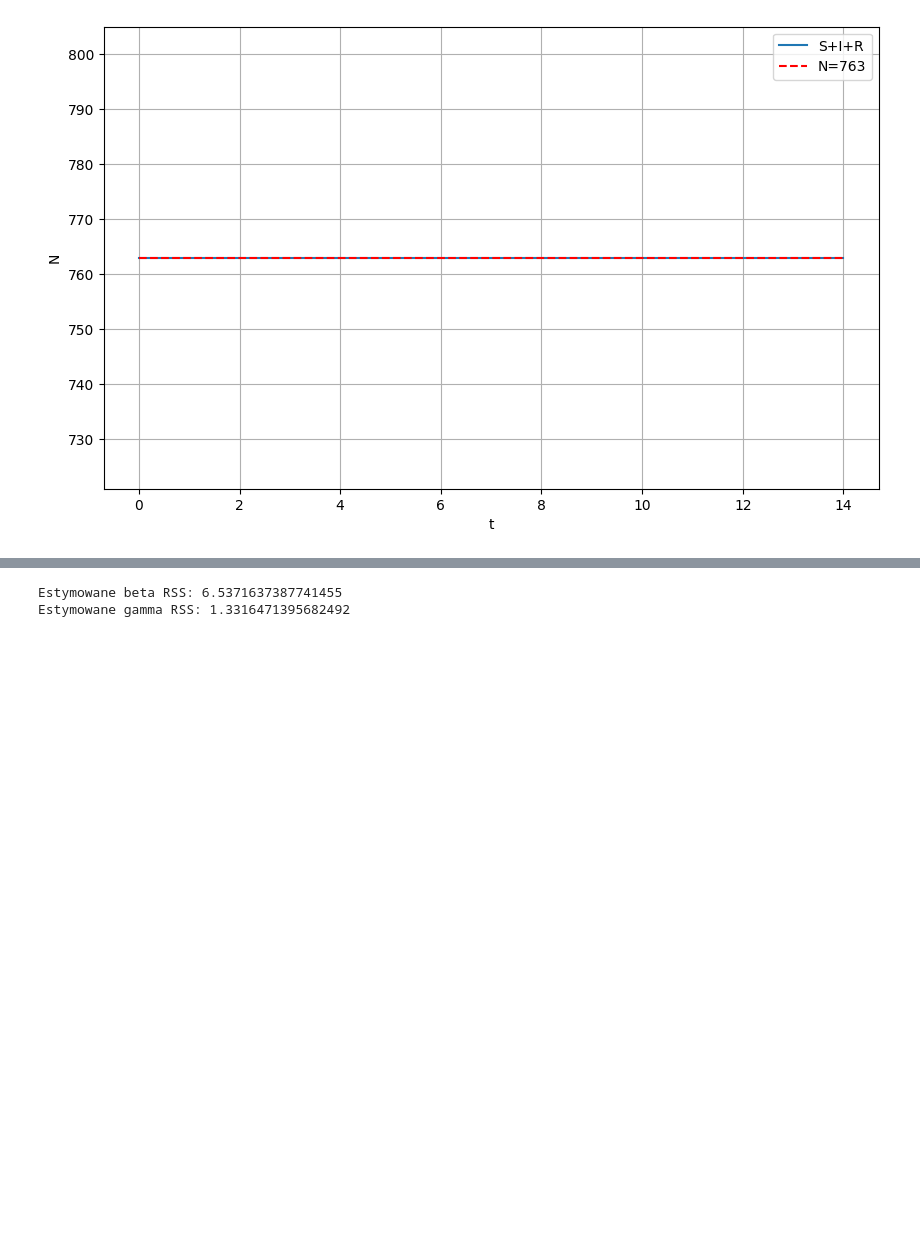
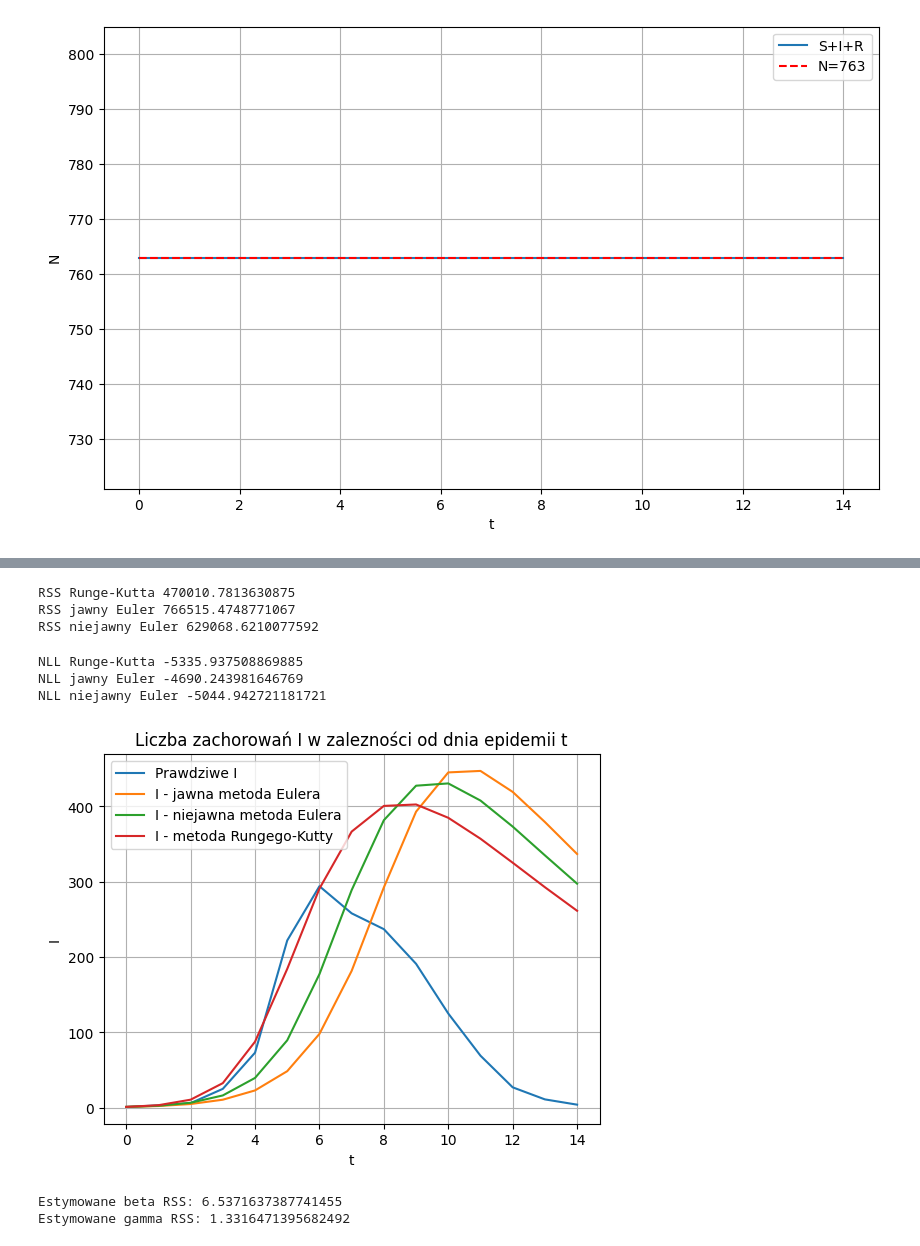
Before and after one commit to domino644/mownit, a Jupyter notebook: lab9/zad3/zad3.ipynb, the cells around one changed output, grey strips where cells are left out. Cells and saved outputs as stored; diff of their text form; code cells hidden in the pictures; blank space fills up the shorter version.

```diff
--- a/lab9/zad3/zad3.ipynb
+++ b/lab9/zad3/zad3.ipynb
@@ -199,0 +202,4 @@ I_true = np.array([1,  3,  6,  25,  73,  222,  294,  258,  237,  191,  125,  69,
+# %%
+I_explicit_euler_integer = I_explicit_euler[::5]
+I_implicit_euler_integer = I_implicit_euler[::5]
+I_RG_integer = I_RG[::5]
@@ -200,3 +225,38 @@ I_true = np.array([1,  3,  6,  25,  73,  222,  294,  258,  237,  191,  125,  69,
+# %%
+RSS_explicit = np.sum(np.square(I_explicit_euler_integer - I_true))
+RSS_implicit = np.sum(np.square(I_implicit_euler_integer - I_true))
+RSS_RG = np.sum(np.square(I_RG_integer - I_true))
+print(f"RSS Runge-Kutta {RSS_RG}")
+print(f"RSS jawny Euler {RSS_explicit}")
+print(f"RSS niejawny Euler {RSS_implicit}")
+# %% [output]
+RSS Runge-Kutta 470010.7813630875
+RSS jawny Euler 766515.4748771067
+RSS niejawny Euler 629068.6210077592
+# %%
+NLL_explicit = -np.sum(I_true*np.log(I_explicit_euler_integer)-I_explicit_euler_integer)
+NLL_implicit = -np.sum(I_true*np.log(I_implicit_euler_integer)-I_implicit_euler_integer)
+NLL_RK = -np.sum(I_true*np.log(I_RG_integer)-I_RG_integer)
+print(f"NLL Runge-Kutta {NLL_RK}")
+print(f"NLL jawny Euler {NLL_explicit}")
+print(f"NLL niejawny Euler {NLL_implicit}")
+# %% [output]
+NLL Runge-Kutta -5335.937508869885
+NLL jawny Euler -4690.243981646769
+NLL niejawny Euler -5044.942721181721
+# %%
+plt.plot(I_true,label="Prawdziwe I")
+plt.plot(I_explicit_euler_integer, label="I - jawna metoda Eulera")
+plt.plot(I_implicit_euler_integer, label="I - niejawna metoda Eulera")
+plt.plot(I_RG_integer, label="I - metoda Rungego-Kutty")
+plt.grid()
+plt.legend()
+plt.xlabel("t")
+plt.ylabel("I")
+plt.title("Liczba zachorowań I w zalezności od dnia epidemii t")
+plt.show()
+# %% [output]
+[figure, added]
 # %%
 def RK(beta, gamma, S0, I0, R0, t, h):
     S = np.zeros(len(t))
```
Also changed, not shown: parts of 5 cells of this notebook, 2 other files.
